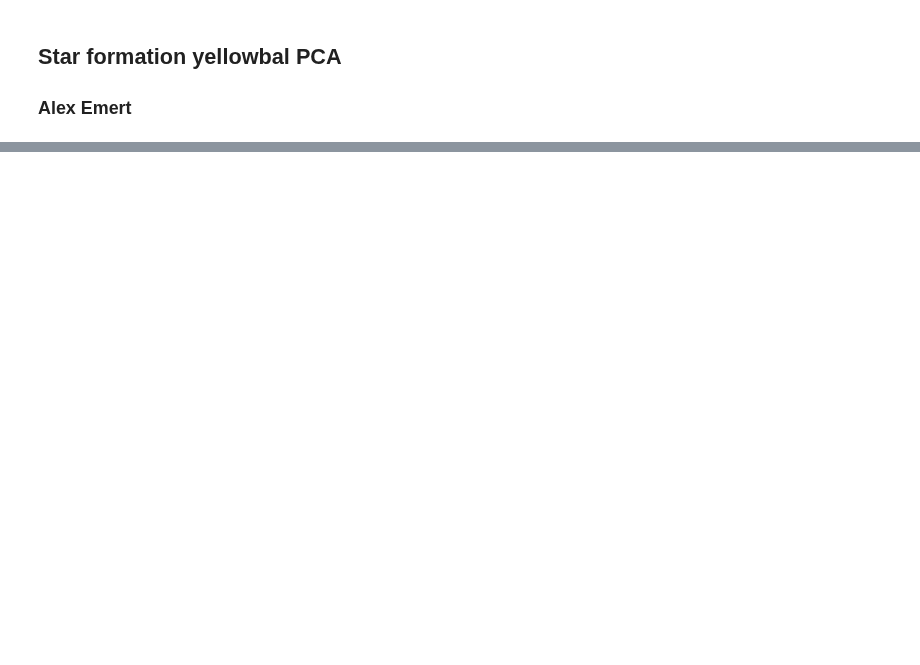
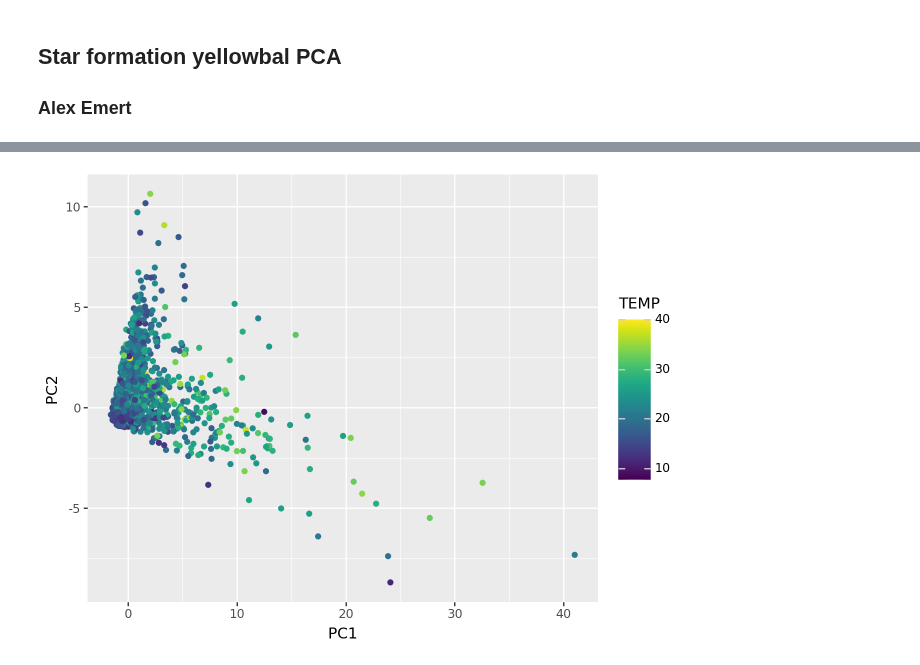
Before and after one commit to AlexEmert/Star-Formation-Research-Project-2026, a Jupyter notebook: scratch/PCA/pca-exploration.ipynb, the cells around one changed output, grey strips where cells are left out. Drawn from its saved outputs; the diff is of its cells as text; code cells hidden in the pictures; blank space fills up the shorter version.

```diff
--- a/scratch/PCA/pca-exploration.ipynb
+++ b/scratch/PCA/pca-exploration.ipynb
@@ -144,0 +127,9 @@ plt.show()
+# %%
+temp_df = phot_pca_cols.drop(columns=['DIAM', "MASS", "L_BOL", "LM", "SURF_DENS", "LRATIO", "T_BOL"])
+
+(
+    ggplot(temp_df, aes(x='PC1', y='PC2', color='TEMP')) +
+    geom_point()
+)
+# %% [output]
+[figure, added]
```
Also changed, not shown: parts of 17 cells of this notebook, 4 other files.
